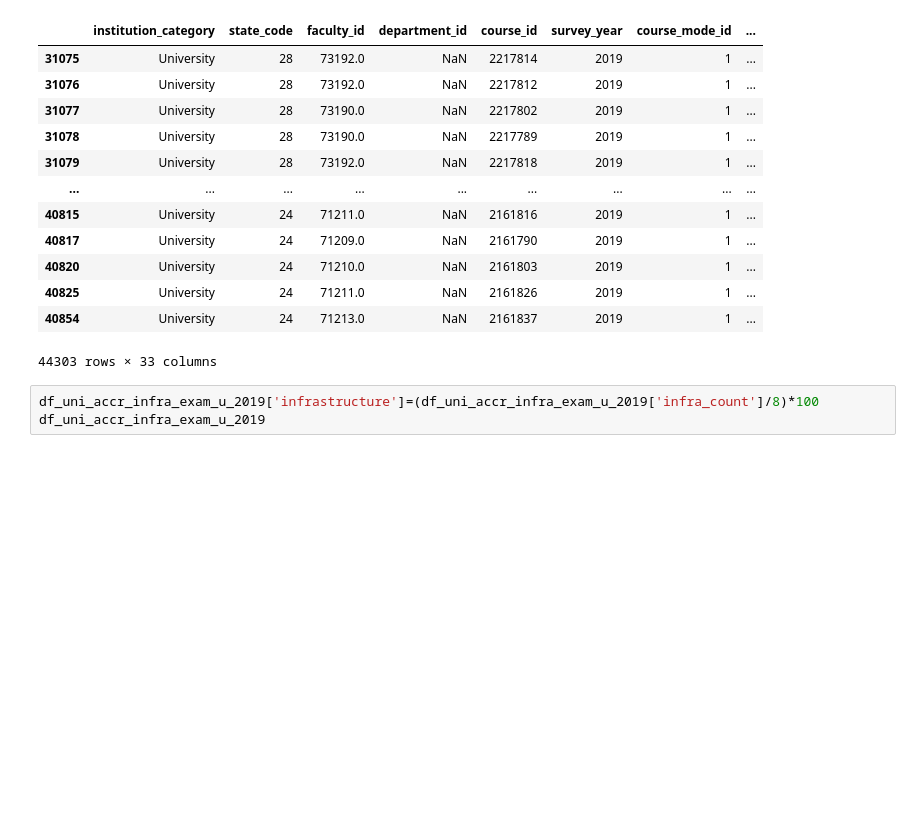
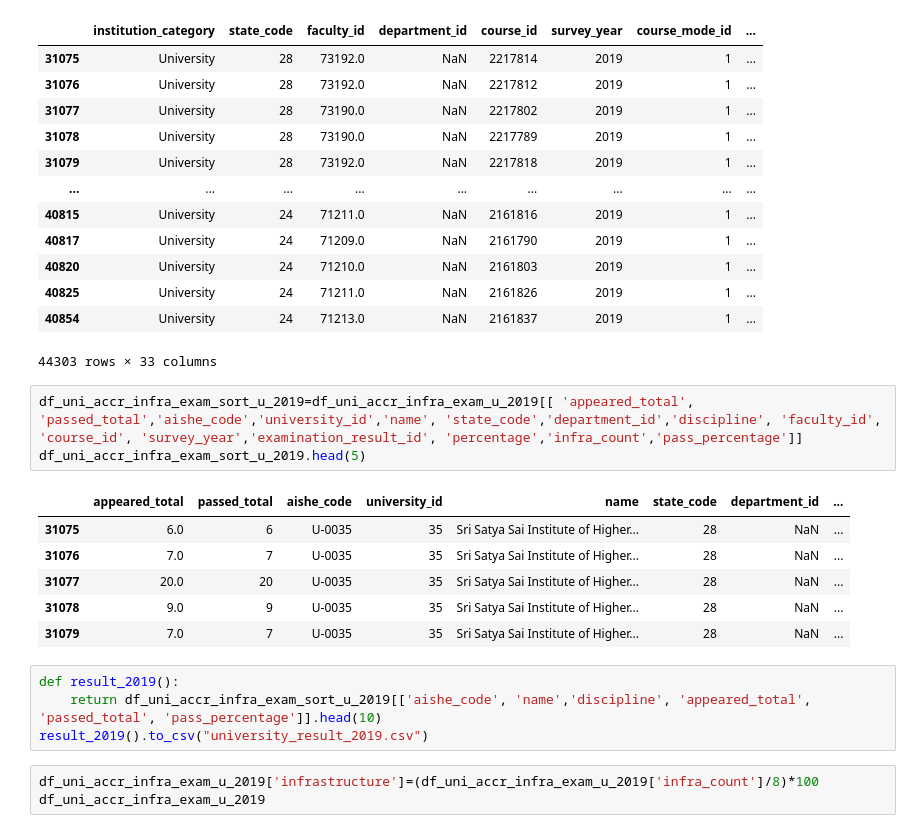
Before and after one commit to jainharsh8506/SIH2022, a Jupyter notebook: Hello/university_2019.ipynb, the cells around one changed output. Drawn from its saved outputs; the diff is of its cells as text; blank space fills up the shorter version.

```diff
--- a/Hello/university_2019.ipynb
+++ b/Hello/university_2019.ipynb
@@ -659,6 +683,20 @@ df_uni_accr_infra_exam_u_2019
 | 40825 | University | 24 | 71211.0 | NaN | 2161826 | 2019 | 1 | ... |
 | 40854 | University | 24 | 71213.0 | NaN | 2161837 | 2019 | 1 | ... |
 44303 rows × 33 columns
+# %%
+df_uni_accr_infra_exam_sort_u_2019=df_uni_accr_infra_exam_u_2019[[ 'appeared_total', 'passed_total','aishe_code','university_id','name', 'state_code','department_id','discipline', 'faculty_id',  'course_id', 'survey_year','examination_result_id', 'percentage','infra_count','pass_percentage']]
+df_uni_accr_infra_exam_sort_u_2019.head(5)
+# %% [output]
+|  | appeared_total | passed_total | aishe_code | university_id | name | state_code | department_id | ... |
+| 31075 | 6.0 | 6 | U-0035 | 35 | Sri Satya Sai Institute of Higher... | 28 | NaN | ... |
+| 31076 | 7.0 | 7 | U-0035 | 35 | Sri Satya Sai Institute of Higher... | 28 | NaN | ... |
+| 31077 | 20.0 | 20 | U-0035 | 35 | Sri Satya Sai Institute of Higher... | 28 | NaN | ... |
+| 31078 | 9.0 | 9 | U-0035 | 35 | Sri Satya Sai Institute of Higher... | 28 | NaN | ... |
+| 31079 | 7.0 | 7 | U-0035 | 35 | Sri Satya Sai Institute of Higher... | 28 | NaN | ... |
+# %%
+def result_2019():
+    return df_uni_accr_infra_exam_sort_u_2019[['aishe_code', 'name','discipline', 'appeared_total', 'passed_total', 'pass_percentage']].head(10)
+result_2019().to_csv("university_result_2019.csv")
 # %%
 df_uni_accr_infra_exam_u_2019['infrastructure']=(df_uni_accr_infra_exam_u_2019['infra_count']/8)*100
 df_uni_accr_infra_exam_u_2019
```
Also changed, not shown: parts of 12 cells of this notebook, 3 other files.
